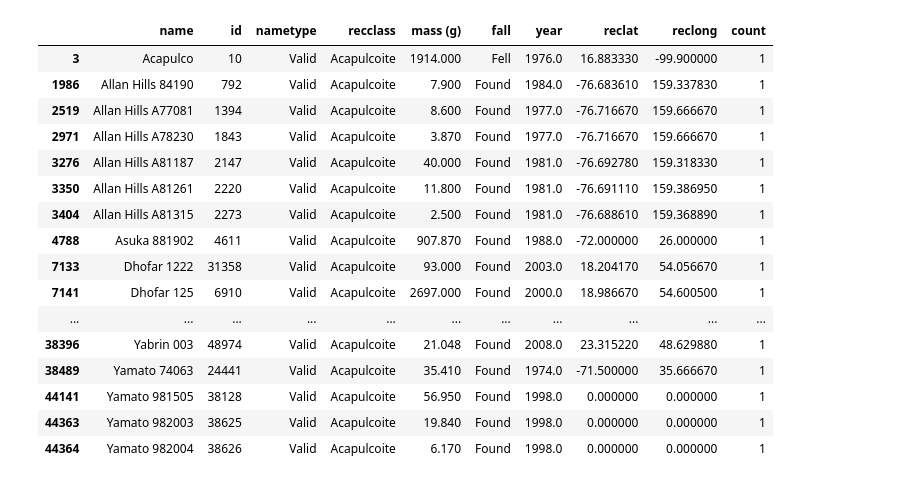
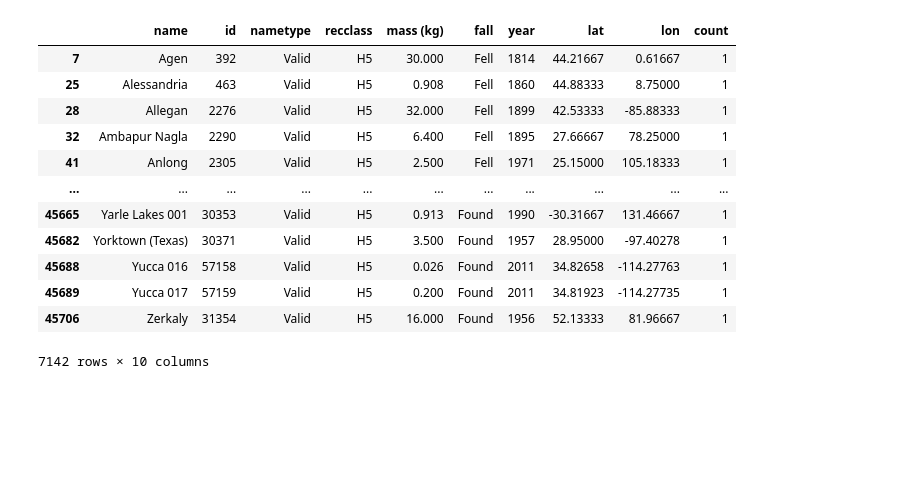
Before and after one commit to N0t10n/EDA_meteorite_landings, a Jupyter notebook: test.ipynb, the cells around one changed output. Cells and saved outputs as stored; diff of their text form; code cells hidden in the pictures; blank space fills up the shorter version.

```diff
--- a/test.ipynb
+++ b/test.ipynb
@@ -8,3 +8,14 @@ df = pd.read_csv('data/Meteorite_Landings.csv')
+# %%
+df = pd.read_csv('data/Meteorite_Landings.csv')
+df['count'] = pd.Series(np.ones(df.shape[0])).astype(int)
+# Turning floats into integers
+df['year'] = df['year'].fillna(0).apply(lambda x: int(x))
+
+df['mass (g)'] = df['mass (g)'].apply(lambda x: round(x/1000, 3))
+df['mass (g)'] = df['mass (g)'].replace(0, np.nan)
+df.rename(columns={'mass (g)': 'mass (kg)', 'reclong': 'lon', 'reclat': 'lat'}, inplace=True)
+
+df.drop(columns='GeoLocation', inplace=True)
 # %%
 df.head()
 # %% [output]
@@ -60,3 +59,0 @@ df.head()
-# %%
-# Turning floats into integers
-df['year'] = df['year'].fillna(0).apply(lambda x: int(x)).replace(0, np.nan)
@@ -118,3 +66,7 @@ fig = px.bar(
     title='Amount for the most common meteorite properties classified by mass'
 )
 fig.show()
+# %%
+df['lat'].replace(0, np.nan, inplace=True)
+df['lon'].replace(0, np.nan, inplace=True)
+df.sort_values(by='year', ascending=False)
@@ -121,20 +87,16 @@ fig.show()
 # %%
-df[df['recclass']=='Acapulcoite']
+df[df['recclass']=='H5']
 # %% [output]
-|  | name | id | nametype | recclass | mass (g) | fall | year | reclat | reclong | count |
-| 3 | Acapulco | 10 | Valid | Acapulcoite | 1914.000 | Fell | 1976.0 | 16.883330 | -99.900000 | 1 |
-| 1986 | Allan Hills 84190 | 792 | Valid | Acapulcoite | 7.900 | Found | 1984.0 | -76.683610 | 159.337830 | 1 |
-| 2519 | Allan Hills A77081 | 1394 | Valid | Acapulcoite | 8.600 | Found | 1977.0 | -76.716670 | 159.666670 | 1 |
-| 2971 | Allan Hills A78230 | 1843 | Valid | Acapulcoite | 3.870 | Found | 1977.0 | -76.716670 | 159.666670 | 1 |
-| 3276 | Allan Hills A81187 | 2147 | Valid | Acapulcoite | 40.000 | Found | 1981.0 | -76.692780 | 159.318330 | 1 |
-| 3350 | Allan Hills A81261 | 2220 | Valid | Acapulcoite | 11.800 | Found | 1981.0 | -76.691110 | 159.386950 | 1 |
-| 3404 | Allan Hills A81315 | 2273 | Valid | Acapulcoite | 2.500 | Found | 1981.0 | -76.688610 | 159.368890 | 1 |
-| 4788 | Asuka 881902 | 4611 | Valid | Acapulcoite | 907.870 | Found | 1988.0 | -72.000000 | 26.000000 | 1 |
-| 7133 | Dhofar 1222 | 31358 | Valid | Acapulcoite | 93.000 | Found | 2003.0 | 18.204170 | 54.056670 | 1 |
-| 7141 | Dhofar 125 | 6910 | Valid | Acapulcoite | 2697.000 | Found | 2000.0 | 18.986670 | 54.600500 | 1 |
+|  | name | id | nametype | recclass | mass (kg) | fall | year | lat | lon | count |
+| 7 | Agen | 392 | Valid | H5 | 30.000 | Fell | 1814 | 44.21667 | 0.61667 | 1 |
+| 25 | Alessandria | 463 | Valid | H5 | 0.908 | Fell | 1860 | 44.88333 | 8.75000 | 1 |
+| 28 | Allegan | 2276 | Valid | H5 | 32.000 | Fell | 1899 | 42.53333 | -85.88333 | 1 |
+| 32 | Ambapur Nagla | 2290 | Valid | H5 | 6.400 | Fell | 1895 | 27.66667 | 78.25000 | 1 |
+| 41 | Anlong | 2305 | Valid | H5 | 2.500 | Fell | 1971 | 25.15000 | 105.18333 | 1 |
 | ... | ... | ... | ... | ... | ... | ... | ... | ... | ... | ... |
-| 38396 | Yabrin 003 | 48974 | Valid | Acapulcoite | 21.048 | Found | 2008.0 | 23.315220 | 48.629880 | 1 |
-| 38489 | Yamato 74063 | 24441 | Valid | Acapulcoite | 35.410 | Found | 1974.0 | -71.500000 | 35.666670 | 1 |
-| 44141 | Yamato 981505 | 38128 | Valid | Acapulcoite | 56.950 | Found | 1998.0 | 0.000000 | 0.000000 | 1 |
-| 44363 | Yamato 982003 | 38625 | Valid | Acapulcoite | 19.840 | Found | 1998.0 | 0.000000 | 0.000000 | 1 |
-| 44364 | Yamato 982004 | 38626 | Valid | Acapulcoite | 6.170 | Found | 1998.0 | 0.000000 | 0.000000 | 1 |
+| 45665 | Yarle Lakes 001 | 30353 | Valid | H5 | 0.913 | Found | 1990 | -30.31667 | 131.46667 | 1 |
+| 45682 | Yorktown (Texas) | 30371 | Valid | H5 | 3.500 | Found | 1957 | 28.95000 | -97.40278 | 1 |
+| 45688 | Yucca 016 | 57158 | Valid | H5 | 0.026 | Found | 2011 | 34.82658 | -114.27763 | 1 |
+| 45689 | Yucca 017 | 57159 | Valid | H5 | 0.200 | Found | 2011 | 34.81923 | -114.27735 | 1 |
+| 45706 | Zerkaly | 31354 | Valid | H5 | 16.000 | Found | 1956 | 52.13333 | 81.96667 | 1 |
+7142 rows × 10 columns
```
Also changed, not shown: parts of 18 cells of this notebook, 3 other files.
